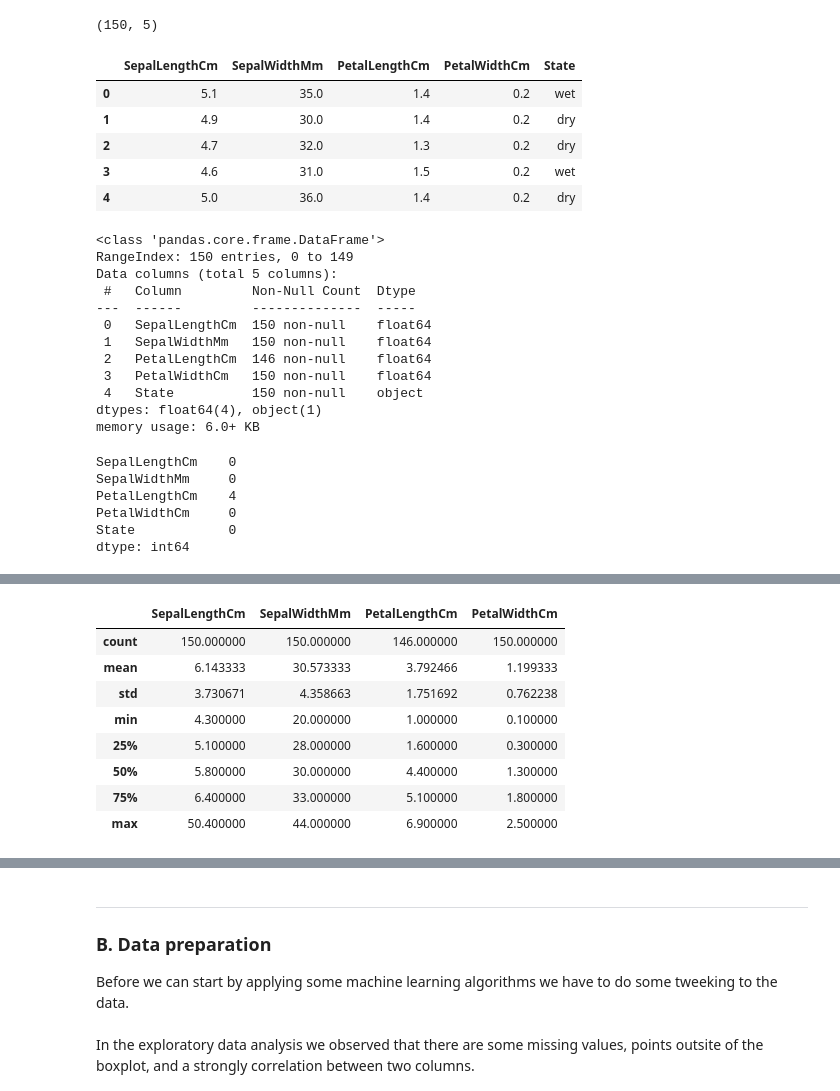
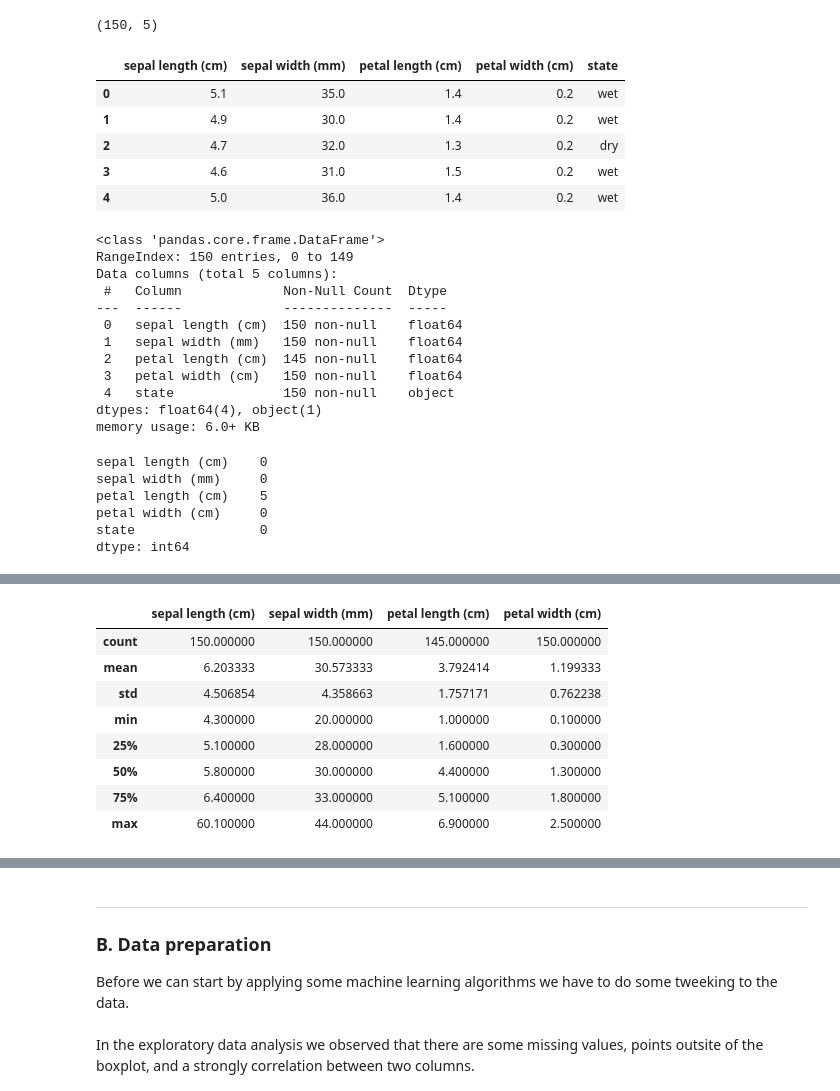
Before and after one commit to GPul88/Datacademy, a Jupyter notebook: Modules/M4_ML/src/main.ipynb, the cells around one changed output, grey strips where cells are left out. Saved outputs shown, nothing was run; the diff lists cells and outputs as text; code cells hidden in the pictures.

```diff
--- a/Modules/M4_ML/src/main.ipynb
+++ b/Modules/M4_ML/src/main.ipynb
@@ -29,3 +38,6 @@ To do this, we will proceed according to the standard Machine Learning and data
+# %%
+from Modules.M4_ML.libs.function import Function
+func = Function()
 # %% [markdown]
 <p>
 <b>Pandas</b>, the most popular Python library for data analysis and useful as a manipulation tool. <br>
@@ -67,39 +87,39 @@ iris.shape
 (150, 5)
 # %%
 # Show the first (n) 5 rows from the dataset
-iris.head(n=5)
+func.iris.head(n=5)
 # %% [output]
-|  | SepalLengthCm | SepalWidthMm | PetalLengthCm | PetalWidthCm | State |
+|  | sepal length (cm) | sepal width (mm) | petal length (cm) | petal width (cm) | state |
 | 0 | 5.1 | 35.0 | 1.4 | 0.2 | wet |
-| 1 | 4.9 | 30.0 | 1.4 | 0.2 | dry |
+| 1 | 4.9 | 30.0 | 1.4 | 0.2 | wet |
 | 2 | 4.7 | 32.0 | 1.3 | 0.2 | dry |
 | 3 | 4.6 | 31.0 | 1.5 | 0.2 | wet |
-| 4 | 5.0 | 36.0 | 1.4 | 0.2 | dry |
+| 4 | 5.0 | 36.0 | 1.4 | 0.2 | wet |
 # %%
 # Checking for any inconsistency in the data
-iris.info()
+func.iris.info()
 # %% [output]
 <class 'pandas.core.frame.DataFrame'>
 RangeIndex: 150 entries, 0 to 149
 Data columns (total 5 columns):
- #   Column         Non-Null Count  Dtype
----  ------         --------------  -----
- 0   SepalLengthCm  150 non-null    float64
- 1   SepalWidthMm   150 non-null    float64
- 2   PetalLengthCm  146 non-null    float64
- 3   PetalWidthCm   150 non-null    float64
- 4   State          150 non-null    object
+ #   Column             Non-Null Count  Dtype
+---  ------             --------------  -----
+ 0   sepal length (cm)  150 non-null    float64
+ 1   sepal width (mm)   150 non-null    float64
+ 2   petal length (cm)  145 non-null    float64
+ 3   petal width (cm)   150 non-null    float64
+ 4   state              150 non-null    object
 dtypes: float64(4), object(1)
 memory usage: 6.0+ KB
 # %%
 # How many zero values
-iris.isnull().sum()
+func.iris.isnull().sum()
 # %% [output]
-SepalLengthCm    0
-SepalWidthMm     0
-PetalLengthCm    4
-PetalWidthCm     0
-State            0
+sepal length (cm)    0
+sepal width (mm)     0
+petal length (cm)    5
+petal width (cm)     0
+state                0
 dtype: int64
 # %% [markdown]
 Performing further initial investigation on data is to discover patterns, to spot anomalies, and to check assumptions with the help of summary statistics and graphical representations. <br>
@@ -111,15 +131,15 @@ Performing further initial investigation on data is to discover patterns, to spo
 </ul>
 # %%
 # Statistics summary
-iris.describe()
+func.iris.describe()
 # %% [output]
-|  | SepalLengthCm | SepalWidthMm | PetalLengthCm | PetalWidthCm |
-| count | 150.000000 | 150.000000 | 146.000000 | 150.000000 |
-| mean | 6.143333 | 30.573333 | 3.792466 | 1.199333 |
-| std | 3.730671 | 4.358663 | 1.751692 | 0.762238 |
+|  | sepal length (cm) | sepal width (mm) | petal length (cm) | petal width (cm) |
+| count | 150.000000 | 150.000000 | 145.000000 | 150.000000 |
+| mean | 6.203333 | 30.573333 | 3.792414 | 1.199333 |
+| std | 4.506854 | 4.358663 | 1.757171 | 0.762238 |
 | min | 4.300000 | 20.000000 | 1.000000 | 0.100000 |
 | 25% | 5.100000 | 28.000000 | 1.600000 | 0.300000 |
 | 50% | 5.800000 | 30.000000 | 4.400000 | 1.300000 |
 | 75% | 6.400000 | 33.000000 | 5.100000 | 1.800000 |
-| max | 50.400000 | 44.000000 | 6.900000 | 2.500000 |
+| max | 60.100000 | 44.000000 | 6.900000 | 2.500000 |
 # %% [markdown]
```
Also changed, not shown: parts of 20 cells of this notebook, 1 other file.
